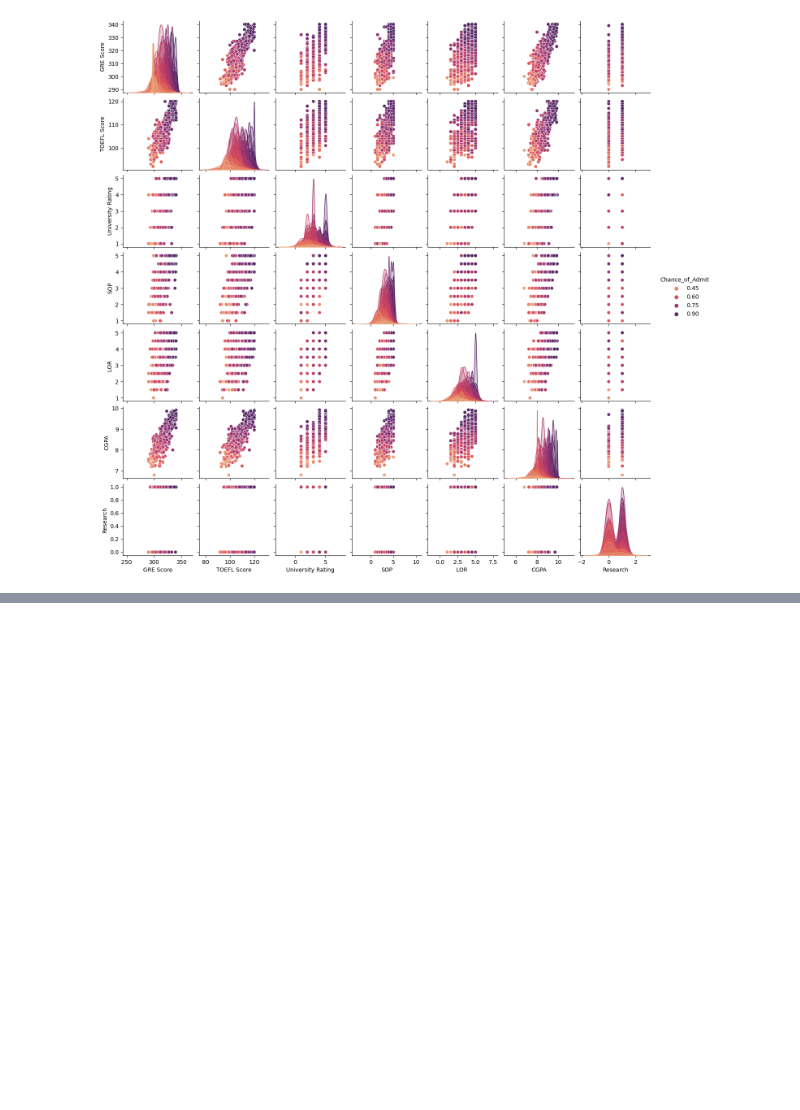
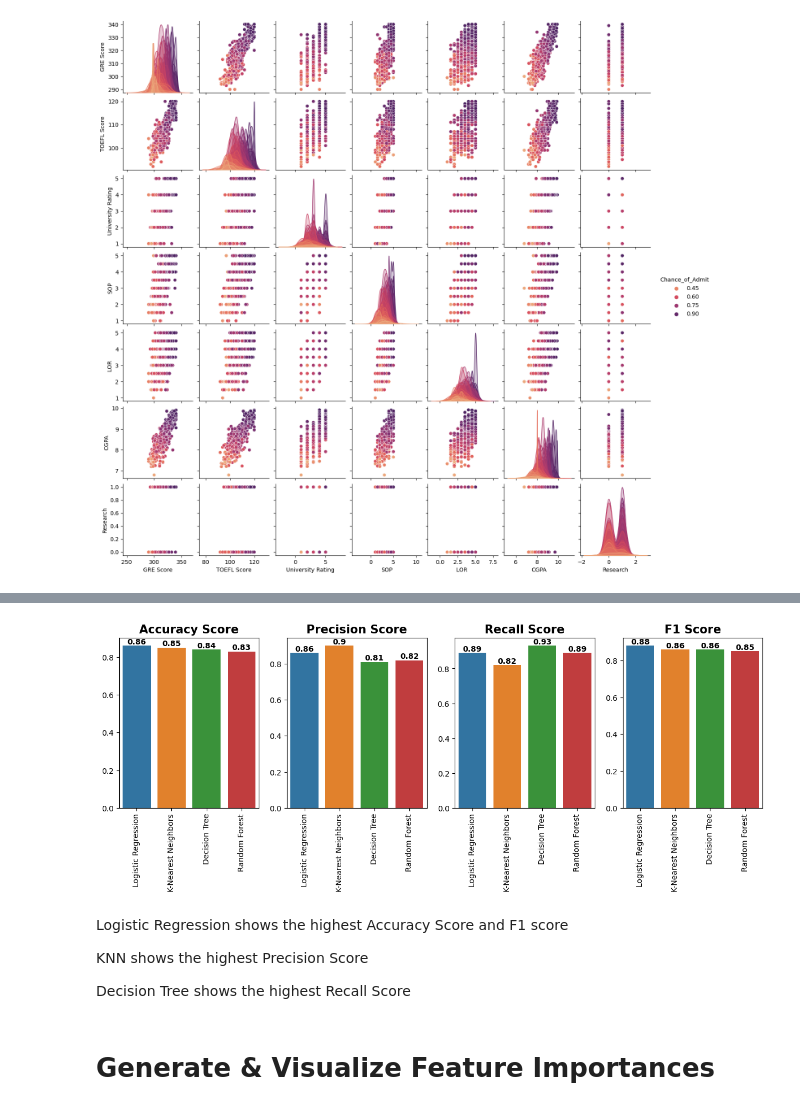
Before and after one commit to PPraveen2230/InternSavy---Task---1, a Jupyter notebook: TASK - 1 - graduate admission prediction.ipynb, the cells around one changed output, grey strips where cells are left out. Saved outputs shown, nothing was run; the diff lists cells and outputs as text; code cells hidden in the pictures; blank space fills up the shorter version.

```diff
--- a/TASK - 1 - graduate admission prediction.ipynb
+++ b/TASK - 1 - graduate admission prediction.ipynb
@@ -186,0 +303,3 @@ X_train, X_test, y_train, y_test = train_test_split(X, y, test_size=0.2, random_
+# %%
+rf = RandomForestClassifier()
+rf.get_params()
@@ -186,0 +360,4 @@ X_train, X_test, y_train, y_test = train_test_split(X, y, test_size=0.2, random_
+# %%
+rf_random = RandomizedSearchCV(estimator= rf, param_distributions=random_grid, n_iter = 100)
+# %%
+rf_random.fit(X_train, y_train)
@@ -186,0 +410,13 @@ X_train, X_test, y_train, y_test = train_test_split(X, y, test_size=0.2, random_
+# %%
+accuracy_list = [log_accuracy, knn_accuracy, dec_accuracy, rf_accuracy]
+precision_list = [log_precision, knn_precision, dec_precision, rf_precision]
+recall_list = [log_recall, knn_recall, dec_recall, rf_recall]
+f1_list = [log_f1score, knn_f1score, dec_f1score, rf_f1score]
+
+columns = ['Accuracy', 'Precision', 'Recall', 'F1 Score']
+
+eval_df = pd.DataFrame([accuracy_list, precision_list, recall_list,f1_list], index = columns)
+eval_df = eval_df.transpose()
+eval_df.rename({0:'Logistic Regression', 1:'K-Nearest Neighbors', 2:'Decision Tree', 3:'Random Forest'}, inplace=True)
+eval_df = eval_df.round(2)
+eval_df
@@ -186,0 +429,51 @@ X_train, X_test, y_train, y_test = train_test_split(X, y, test_size=0.2, random_
+# %%
+fig, ax = plt.subplots(nrows=1, ncols=4, figsize=(15, 4))
+
+sns.barplot(x=eval_df.index, y=eval_df.Accuracy, ax=ax[0])
+for i, v in enumerate(eval_df.Accuracy.values):
+    ax[0].text(i, v, str(v), fontweight='bold', ha='center', va='bottom')
+
+sns.barplot(x=eval_df.index, y=eval_df.Precision, ax=ax[1])
+for i, v in enumerate(eval_df.Precision.values):
+    ax[1].text(i, v, str(v), fontweight='bold', ha='center', va='bottom')
+
+sns.barplot(x=eval_df.index, y=eval_df.Recall, ax=ax[2])
+for i, v in enumerate(eval_df.Recall.values):
+    ax[2].text(i, v, str(v), fontweight='bold', ha='center', va='bottom')
+
+sns.barplot(x=eval_df.index, y=eval_df['F1 Score'], ax=ax[3])
+for i, v in enumerate(eval_df['F1 Score'].values):
+    ax[3].text(i, v, str(v), fontweight='bold', ha='center', va='bottom')
+
+ax[0].set_title("Accuracy Score", size=15, weight='heavy')
+ax[1].set_title("Precision Score", size=15, weight='heavy')
+ax[2].set_title("Recall Score", size=15, weight='heavy')
+ax[3].set_title("F1 Score", size=15, weight='heavy')
+
+# Clear x-axis labels
+ax[0].set_xlabel('')
+ax[1].set_xlabel('')
+ax[2].set_xlabel('')
+ax[3].set_xlabel('')
+
+# Clear y-axis labels
+ax[0].set_ylabel('')
+ax[1].set_ylabel('')
+ax[2].set_ylabel('')
+ax[3].set_ylabel('')
+
+# Set x-axis tick labels
+ax[0].set_xticklabels(eval_df.index, rotation=90)
+ax[1].set_xticklabels(eval_df.index, rotation=90)
+ax[2].set_xticklabels(eval_df.index, rotation=90)
+ax[3].set_xticklabels(eval_df.index, rotation=90)
+
+plt.show()
+# %% [output]
+[figure, added]
+# %% [markdown]
+Logistic Regression shows the highest Accuracy Score and F1 score
+
+KNN shows the highest Precision Score
+
+Decision Tree shows the highest Recall Score
@@ -186,0 +482,2 @@ X_train, X_test, y_train, y_test = train_test_split(X, y, test_size=0.2, random_
+# %% [markdown]
+# Generate & Visualize Feature Importances
```
Also changed, not shown: parts of 33 cells of this notebook.
